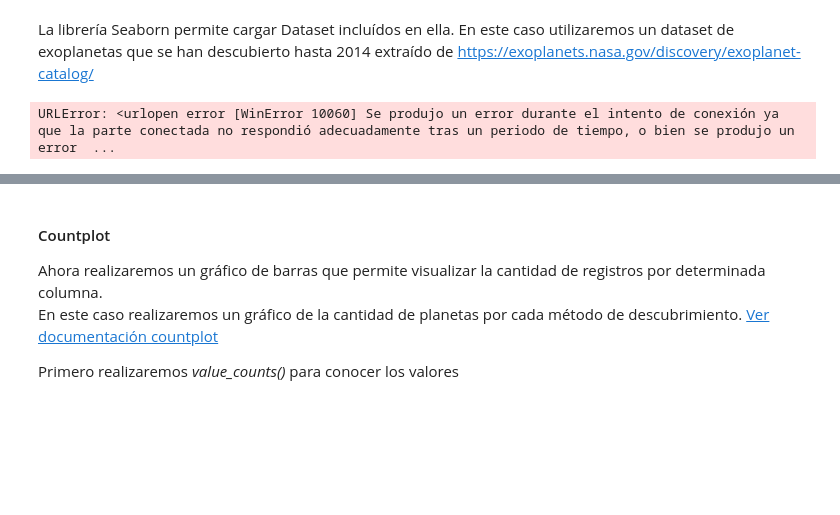
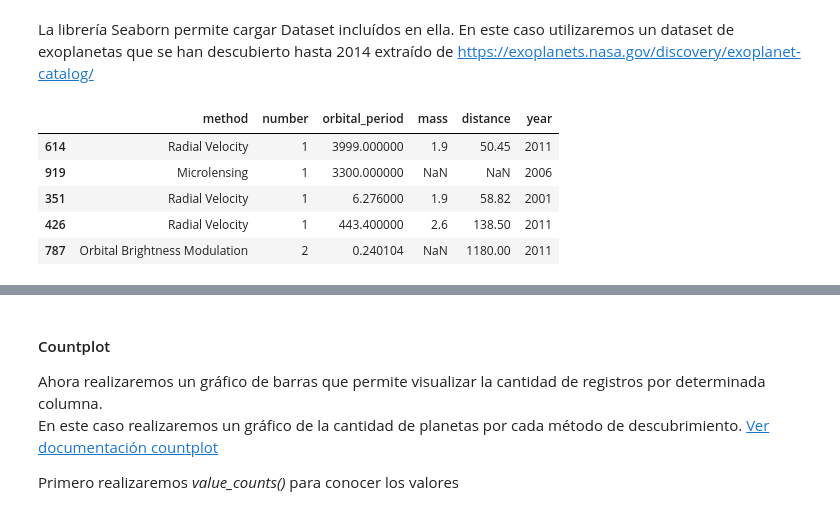
Before and after one commit to Osky205/cienciadedatos, a Jupyter notebook: m1/Encuentro 6/Visualizaciones.ipynb, the cells around one changed output, grey strips where cells are left out. Drawn from its saved outputs; the diff is of its cells as text; code cells hidden in the pictures; blank space fills up the shorter version.

```diff
--- a/m1/Encuentro 6/Visualizaciones.ipynb
+++ b/m1/Encuentro 6/Visualizaciones.ipynb
@@ -17,8 +17,13 @@ import seaborn as sns
 La librería Seaborn permite cargar Dataset incluídos en ella. En este caso utilizaremos un dataset de exoplanetas que se han descubierto hasta 2014 extraído de https://exoplanets.nasa.gov/discovery/exoplanet-catalog/
 # %%
 data_planets = sns.load_dataset('planets')
-data_planets.head()
+data_planets.sample(5)
 # %% [output]
-URLError: <urlopen error [WinError 10060] Se produjo un error durante el intento de conexión ya que la parte conectada no respondió adecuadamente tras un periodo de tiempo, o bien se produjo un error  ...
+|  | method | number | orbital_period | mass | distance | year |
+| 614 | Radial Velocity | 1 | 3999.000000 | 1.9 | 50.45 | 2011 |
+| 919 | Microlensing | 1 | 3300.000000 | NaN | NaN | 2006 |
+| 351 | Radial Velocity | 1 | 6.276000 | 1.9 | 58.82 | 2001 |
+| 426 | Radial Velocity | 1 | 443.400000 | 2.6 | 138.50 | 2011 |
+| 787 | Orbital Brightness Modulation | 2 | 0.240104 | NaN | 1180.00 | 2011 |
 # %%
 print(data_planets.shape)
```
Also changed, not shown: parts of 16 cells of this notebook, 7 other files.
